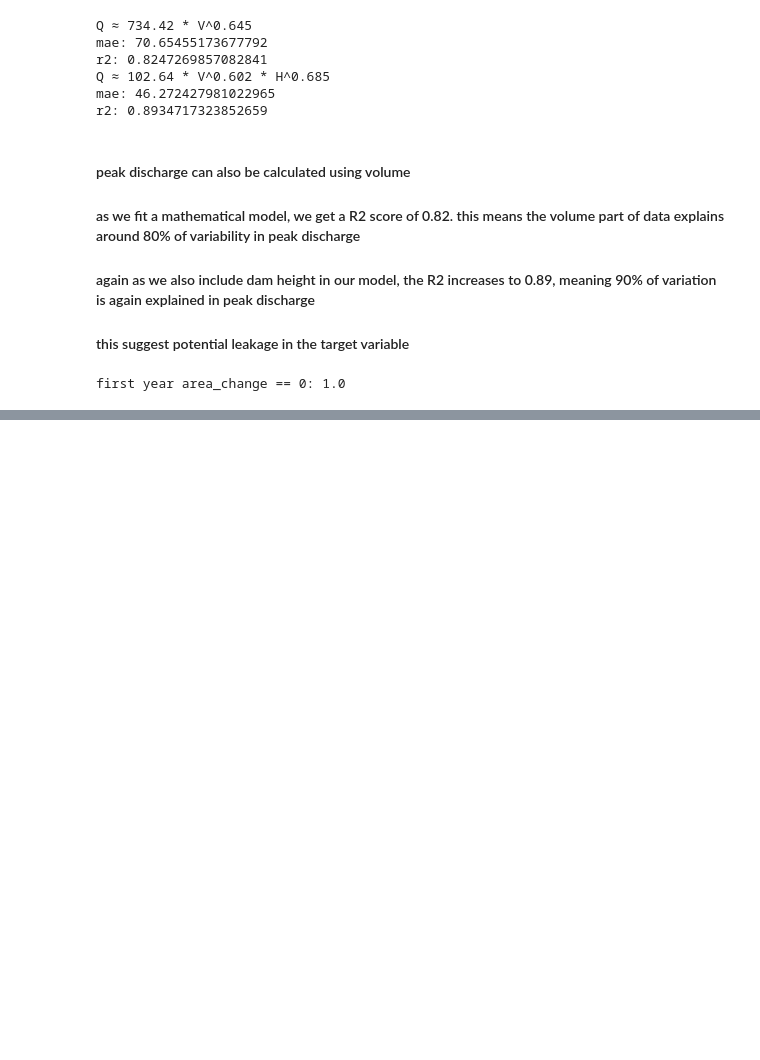
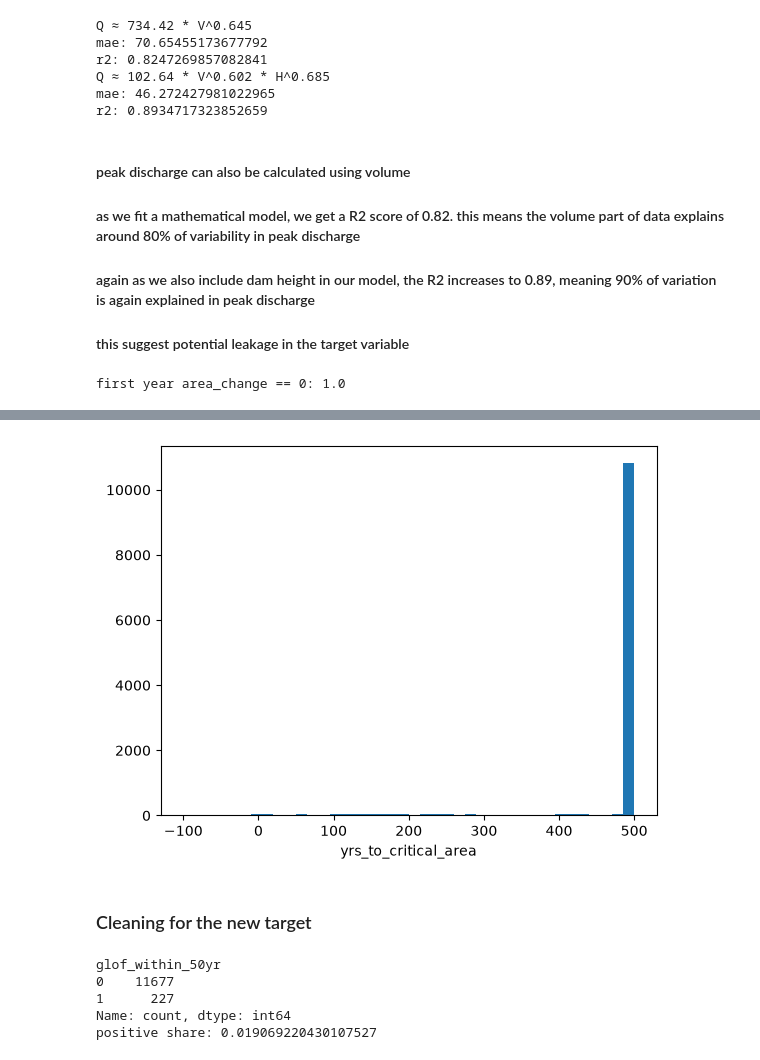
Before and after one commit to Ku-shal9/Applied_ML_GLOF_prediction, a Jupyter notebook: notebooks/01_data_understanding.ipynb, the cells around one changed output, grey strips where cells are left out. Cells and saved outputs as stored; diff of their text form; code cells hidden in the pictures; blank space fills up the shorter version.

```diff
--- a/notebooks/01_data_understanding.ipynb
+++ b/notebooks/01_data_understanding.ipynb
@@ -333,0 +376,25 @@ glof.head()
+# %%
+plt.hist(glof["yrs_to_critical_area"], bins=40)
+plt.xlabel("yrs_to_critical_area")
+plt.show()
+# %% [output]
+[figure, added]
+# %% [markdown]
+### Cleaning for the new target
+# %%
+# - sort so later lags / group splits are honest
+# - flag the 500 cap and already-past years
+# - label: hit critical area within 50 years (includes already past)
+
+glof = glof.sort_values(["lake_id", "year"]).reset_index(drop=True)
+glof["yrs_capped"] = (glof["yrs_to_critical_area"] == 500).astype(int)
+glof["already_past_critical"] = (glof["yrs_to_critical_area"] < 0).astype(int)
+glof["glof_within_50yr"] = (glof["yrs_to_critical_area"] < 50).astype(int)
+print(glof["glof_within_50yr"].value_counts())
+print("positive share:", glof["glof_within_50yr"].mean())
+# %% [output]
+glof_within_50yr
+0    11677
+1      227
+Name: count, dtype: int64
+positive share: 0.019069220430107527
```
Also changed, not shown: parts of 18 cells of this notebook, 5 other files.
